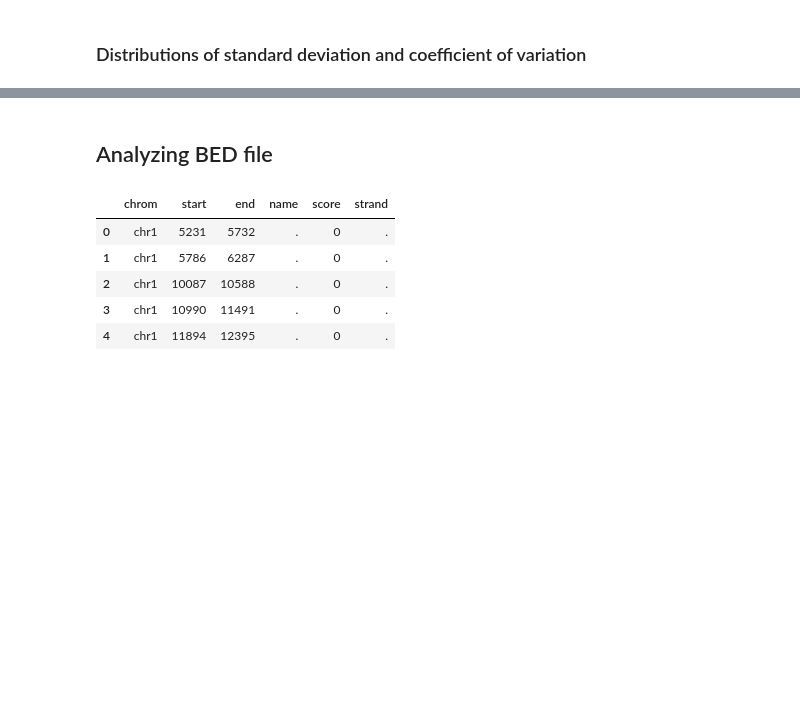
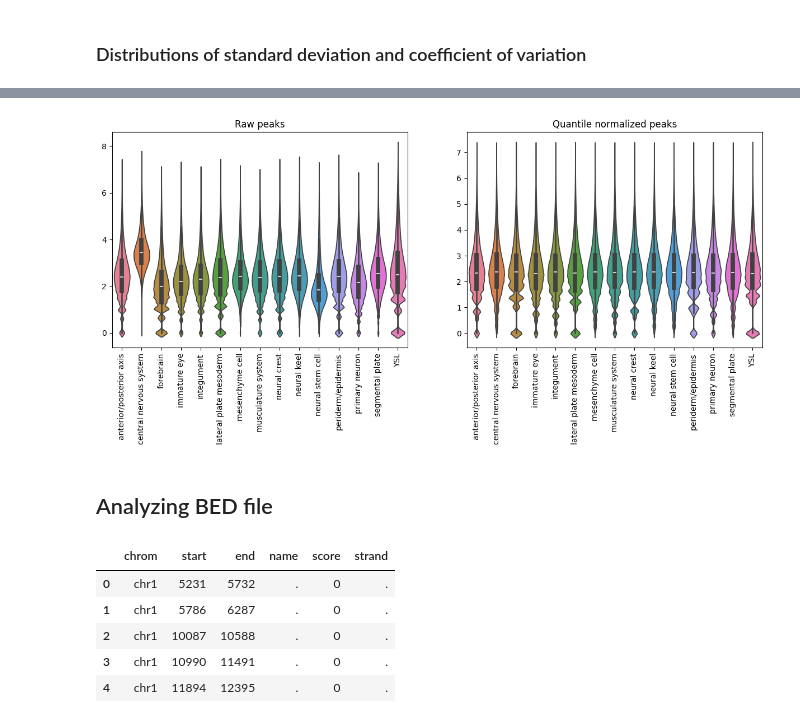
Before and after one commit to victornemenike/neural-crest-deep-learning, a Jupyter notebook: notebooks/atac_seq_analysis.ipynb, the cells around one changed output, grey strips where cells are left out. Saved outputs shown, nothing was run; the diff lists cells and outputs as text; code cells hidden in the pictures; blank space fills up the shorter version.

Commit message:
quantile normalization of peaks

```diff
--- a/notebooks/atac_seq_analysis.ipynb
+++ b/notebooks/atac_seq_analysis.ipynb
@@ -192,0 +131,3 @@ plt.show()
+# %%
+normalized_peaks = quantile_normalize(peaks)
+normalized_peaks
@@ -192,0 +148,11 @@ plt.show()
+# %%
+fig, ax = plt.subplots(1,2, figsize = (15,5))
+sns.violinplot(peaks, ax = ax[0])
+ax[0].set_title('Raw peaks')
+ax[0].set_xticklabels(ax[0].get_xticklabels(),rotation = 90)
+sns.violinplot(normalized_peaks, ax = ax[1])
+ax[1].set_title('Quantile normalized peaks')
+ax[1].set_xticklabels(ax[1].get_xticklabels(),rotation = 90)
+plt.show()
+# %% [output]
+[figure, added]
```
Also changed, not shown: parts of 21 cells of this notebook, 1 other file.
